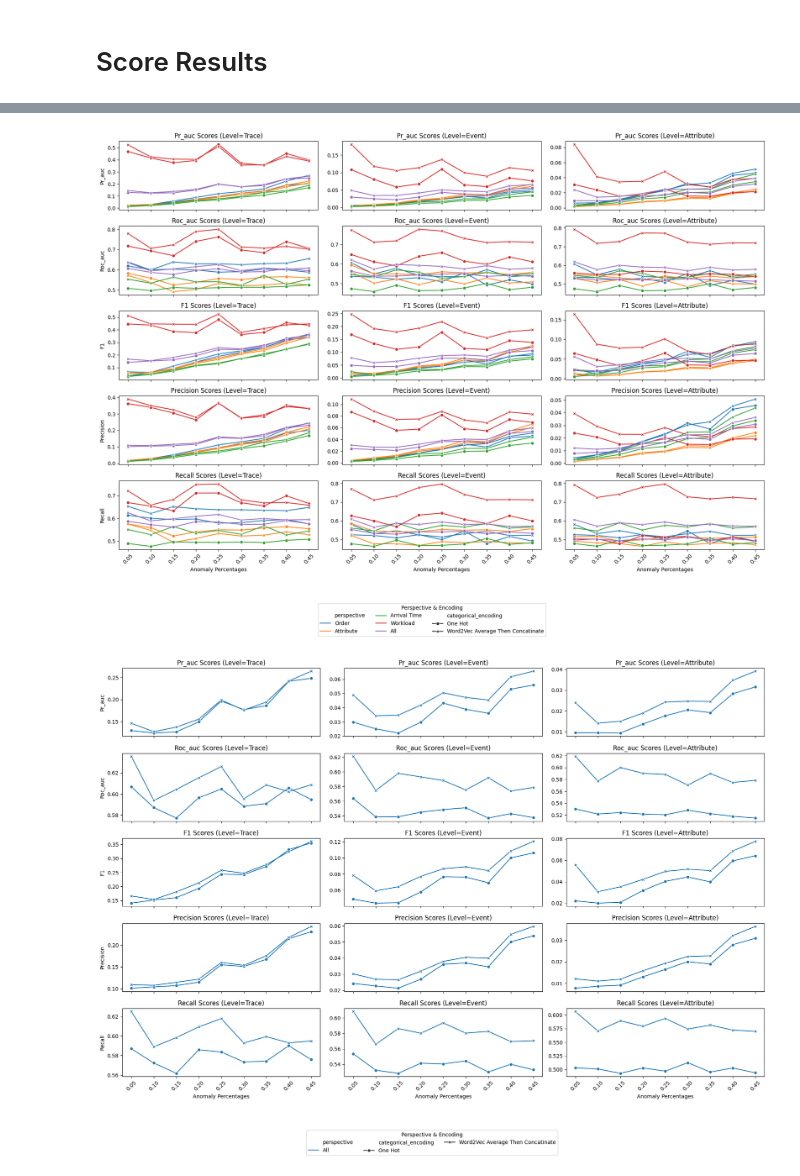
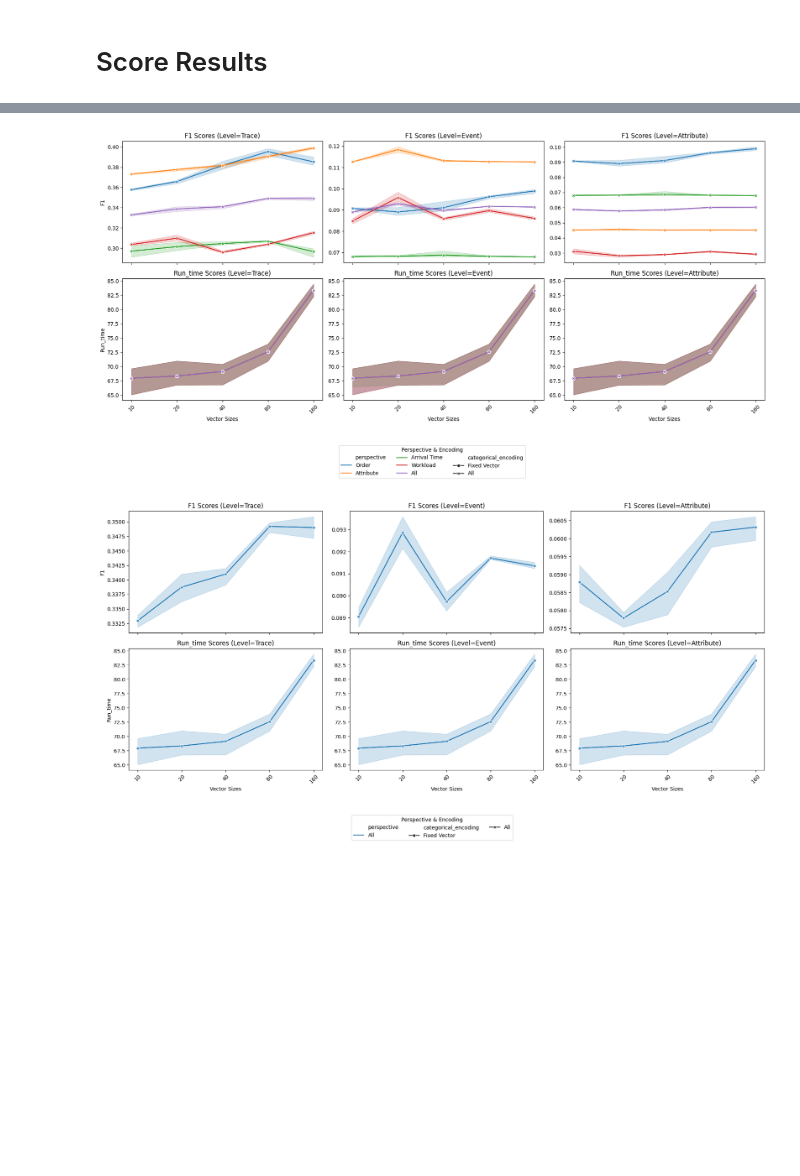
Before and after one commit to ronaldvandenbroek/BPAD, a Jupyter notebook: analysis/raw/raw_error_plots.ipynb, the cells around one changed output, grey strips where cells are left out. Drawn from its saved outputs; the diff is of its cells as text; code cells hidden in the pictures; blank space fills up the shorter version.

```diff
--- a/analysis/raw/raw_error_plots.ipynb
+++ b/analysis/raw/raw_error_plots.ipynb
@@ -149,15 +149,17 @@ def bucket_plot_losses(results_name, labels_name, run_name, directory, bucket_le
 # Loading Runs
 # %%
 directories = [
+    'Experiment_Finetuning_Fixed_Vector_Vector_Sizes',
     # 'Experiment_Anomaly_Percentage_v2',
     # 'Experiment_Synthetic_Dataset_v4',
     # 'Experiment_Prefix',
-    'Experiment_Batch_Size',
+    # 'Experiment_Batch_Size',
     ]
 directory = directories[-1]
 print(directory)
 
 score_results = True
+score_summary = True
 plot_results = False
 filter_beginning_percentage = 20
 # %% [output]
@@ -526,16 +576,16 @@ if score_results:
 # %%
 # Generate additional rows for the perspectives combined
 group_cols = [
-    "run_name", "model", "dataset", "timestamp","level", "categorical_encoding"
+    "run_name", "model", "dataset", "timestamp", "level", "categorical_encoding", "batch_size", "run_time", "vector_size"
 ]
-averages = (
-    all_scores_df.groupby(group_cols)
+averages_perspective = (
+    result_methods_df.groupby(group_cols)
     .agg({"roc_auc": "mean", "pr_auc": "mean", "f1": "mean", "precision": "mean", "recall": "mean"})
     .reset_index()
 )
-averages["perspective"] = "All"
+averages_perspective["perspective"] = "All"
 
 
-result_df = pd.concat([all_scores_df, averages], ignore_index=True)
+result_df = pd.concat([result_methods_df, averages_perspective], ignore_index=True)
 # %%
 print(all_scores_df.shape)
@@ -551,6 +606,8 @@ result_df["dataset_size"] = result_df["dataset"].str.split('_').str[3]
 result_df["anomaly_percentage"] = result_df["dataset"].str.split('_').str[4]
 result_df["anomaly_percentage"] = result_df["anomaly_percentage"].astype(float)
 result_df["buckets"] = result_df["buckets"].astype(str)
+result_df["batch_size"] = result_df["batch_size"].astype(str)
+result_df["vector_size"] = result_df["vector_size"].astype(str)
 # %%
 result_df.shape
 # %% [output]
@@ -642,14 +698,26 @@ def plot_scores(data, directory, title, label_name, xlabel_name):
 # %%
 if "Experiment_Anomaly_Percentage" in directory:
     xlabel_name="Anomaly Percentages"
     label_name="anomaly_percentage"
-    plot_scores(result_df, directory, "all_perspectives", label_name=label_name, xlabel_name=xlabel_name)
-    plot_scores(result_df[result_df["perspective"] == "All"], directory, "averaged_perspectives", label_name=label_name, xlabel_name=xlabel_name)
+    plot_scores(result_df, directory, "all_perspectives", label_name=label_name, xlabel_name=xlabel_name,summary=score_summary)
+    plot_scores(result_df[result_df["perspective"] == "All"], directory, "averaged_perspectives", label_name=label_name, xlabel_name=xlabel_name,summary=score_summary)
 elif "Experiment_Synthetic_Dataset" in directory:
     xlabel_name="Dataset Sizes"
     label_name="dataset_size"
-    plot_scores(result_df, directory, "all_perspectives", label_name=label_name, xlabel_name=xlabel_name)
-    plot_scores(result_df[result_df["perspective"] == "All"], directory, "averaged_perspectives", label_name=label_name, xlabel_name=xlabel_name)
+    plot_scores(result_df, directory, "all_perspectives", label_name=label_name, xlabel_name=xlabel_name,summary=score_summary)
+    plot_scores(result_df[result_df["perspective"] == "All"], directory, "averaged_perspectives", label_name=label_name, xlabel_name=xlabel_name,summary=score_summary)
+elif "Experiment_Batch_Size" in directory:
+    xlabel_name="Batch Sizes"
+    label_name="batch_size"
+    plot_scores(result_df, directory, "all_perspectives", label_name=label_name, xlabel_name=xlabel_name,summary=score_summary)
+    plot_scores(result_df[result_df["perspective"] == "All"], directory, "averaged_perspectives", label_name=label_name, xlabel_name=xlabel_name,summary=score_summary)
+elif "Experiment_Finetuning_Fixed_Vector_Vector_Sizes":
+    filtered_result_df = result_df[result_df["categorical_encoding"] == "Fixed Vector"]
+
+    xlabel_name="Vector Sizes"
+    label_name="vector_size"
+    plot_scores(filtered_result_df, directory, "all_perspectives", label_name=label_name, xlabel_name=xlabel_name,summary=score_summary)
+    plot_scores(filtered_result_df[filtered_result_df["perspective"] == "All"], directory, "averaged_perspectives", label_name=label_name, xlabel_name=xlabel_name,summary=score_summary)
 # %% [output]
-[figure, old version]
+[figure, new version]
-[figure, old version]
+[figure, new version]
```
Also changed, not shown: parts of 13 cells of this notebook, 7 other files.
